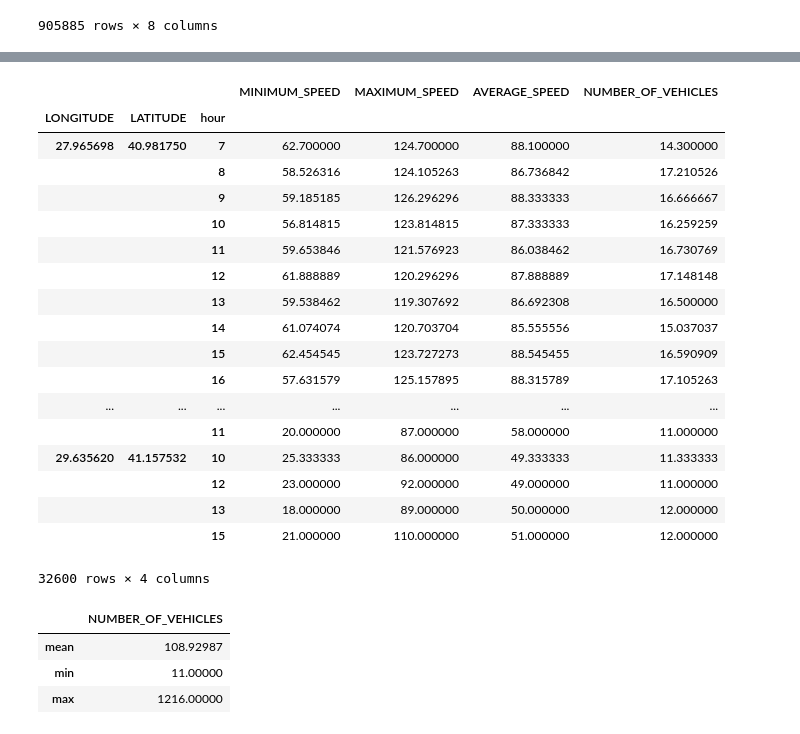
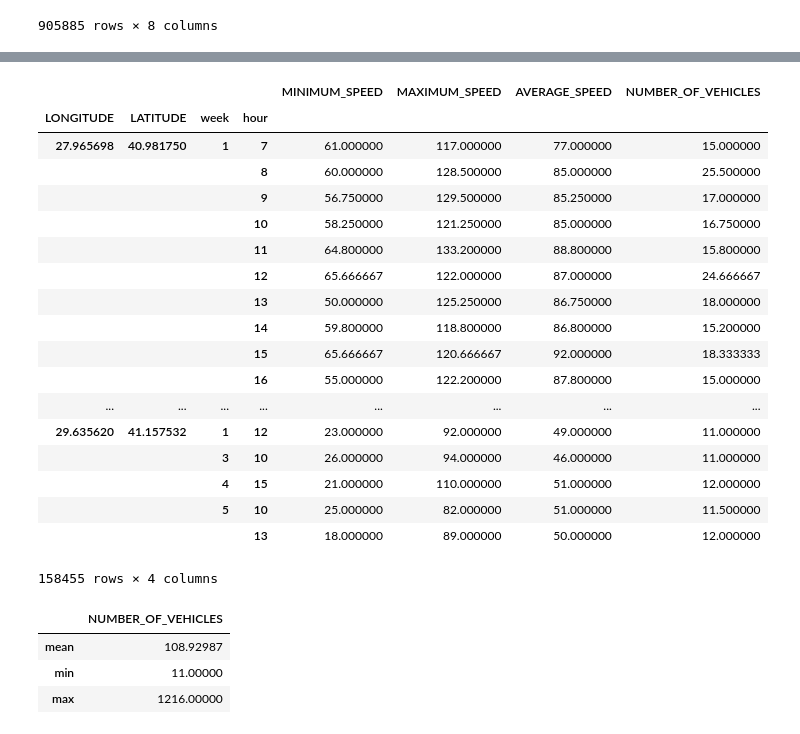
Before and after one commit to emre-isik/IBBTraffic-1, a Jupyter notebook: Traffic_in_Istanbul.ipynb, the cells around one changed output, grey strips where cells are left out. Cells and saved outputs as stored; diff of their text form; code cells hidden in the pictures.

```diff
--- a/Traffic_in_Istanbul.ipynb
+++ b/Traffic_in_Istanbul.ipynb
@@ -106,0 +112,4 @@ data.head()
+# %%
+# Creating number of week in a year column according to week of DATE_TIME
+data['week']=data['DATE_TIME'].apply(lambda x: x.weekofyear)
+data.head()
@@ -107,26 +150,26 @@ data.head()
 # %%
-data = data.groupby(['LONGITUDE','LATITUDE','hour']).mean()
+data = data.groupby(['LONGITUDE','LATITUDE','week','hour']).mean()
 data
 # %% [output]
-|  |  |  | MINIMUM_SPEED | MAXIMUM_SPEED | AVERAGE_SPEED | NUMBER_OF_VEHICLES |
-| LONGITUDE | LATITUDE | hour |  |  |  |  |
-| 27.965698 | 40.981750 | 7 | 62.700000 | 124.700000 | 88.100000 | 14.300000 |
-|  |  | 8 | 58.526316 | 124.105263 | 86.736842 | 17.210526 |
-|  |  | 9 | 59.185185 | 126.296296 | 88.333333 | 16.666667 |
-|  |  | 10 | 56.814815 | 123.814815 | 87.333333 | 16.259259 |
-|  |  | 11 | 59.653846 | 121.576923 | 86.038462 | 16.730769 |
-|  |  | 12 | 61.888889 | 120.296296 | 87.888889 | 17.148148 |
-|  |  | 13 | 59.538462 | 119.307692 | 86.692308 | 16.500000 |
-|  |  | 14 | 61.074074 | 120.703704 | 85.555556 | 15.037037 |
-|  |  | 15 | 62.454545 | 123.727273 | 88.545455 | 16.590909 |
-|  |  | 16 | 57.631579 | 125.157895 | 88.315789 | 17.105263 |
-| ... | ... | ... | ... | ... | ... | ... |
-|  |  | 11 | 20.000000 | 87.000000 | 58.000000 | 11.000000 |
-| 29.635620 | 41.157532 | 10 | 25.333333 | 86.000000 | 49.333333 | 11.333333 |
-|  |  | 12 | 23.000000 | 92.000000 | 49.000000 | 11.000000 |
-|  |  | 13 | 18.000000 | 89.000000 | 50.000000 | 12.000000 |
-|  |  | 15 | 21.000000 | 110.000000 | 51.000000 | 12.000000 |
+|  |  |  |  | MINIMUM_SPEED | MAXIMUM_SPEED | AVERAGE_SPEED | NUMBER_OF_VEHICLES |
+| LONGITUDE | LATITUDE | week | hour |  |  |  |  |
+| 27.965698 | 40.981750 | 1 | 7 | 61.000000 | 117.000000 | 77.000000 | 15.000000 |
+|  |  |  | 8 | 60.000000 | 128.500000 | 85.000000 | 25.500000 |
+|  |  |  | 9 | 56.750000 | 129.500000 | 85.250000 | 17.000000 |
+|  |  |  | 10 | 58.250000 | 121.250000 | 85.000000 | 16.750000 |
+|  |  |  | 11 | 64.800000 | 133.200000 | 88.800000 | 15.800000 |
+|  |  |  | 12 | 65.666667 | 122.000000 | 87.000000 | 24.666667 |
+|  |  |  | 13 | 50.000000 | 125.250000 | 86.750000 | 18.000000 |
+|  |  |  | 14 | 59.800000 | 118.800000 | 86.800000 | 15.200000 |
+|  |  |  | 15 | 65.666667 | 120.666667 | 92.000000 | 18.333333 |
+|  |  |  | 16 | 55.000000 | 122.200000 | 87.800000 | 15.000000 |
+| ... | ... | ... | ... | ... | ... | ... | ... |
+| 29.635620 | 41.157532 | 1 | 12 | 23.000000 | 92.000000 | 49.000000 | 11.000000 |
+|  |  | 3 | 10 | 26.000000 | 94.000000 | 46.000000 | 11.000000 |
+|  |  | 4 | 15 | 21.000000 | 110.000000 | 51.000000 | 12.000000 |
+|  |  | 5 | 10 | 25.000000 | 82.000000 | 51.000000 | 11.500000 |
+|  |  |  | 13 | 18.000000 | 89.000000 | 50.000000 | 12.000000 |
-32600 rows × 4 columns
+158455 rows × 4 columns
 # %%
 result = data.agg({'NUMBER_OF_VEHICLES': ['mean', 'min', 'max']})
 # %%
```
Also changed, not shown: parts of 3 cells of this notebook.
